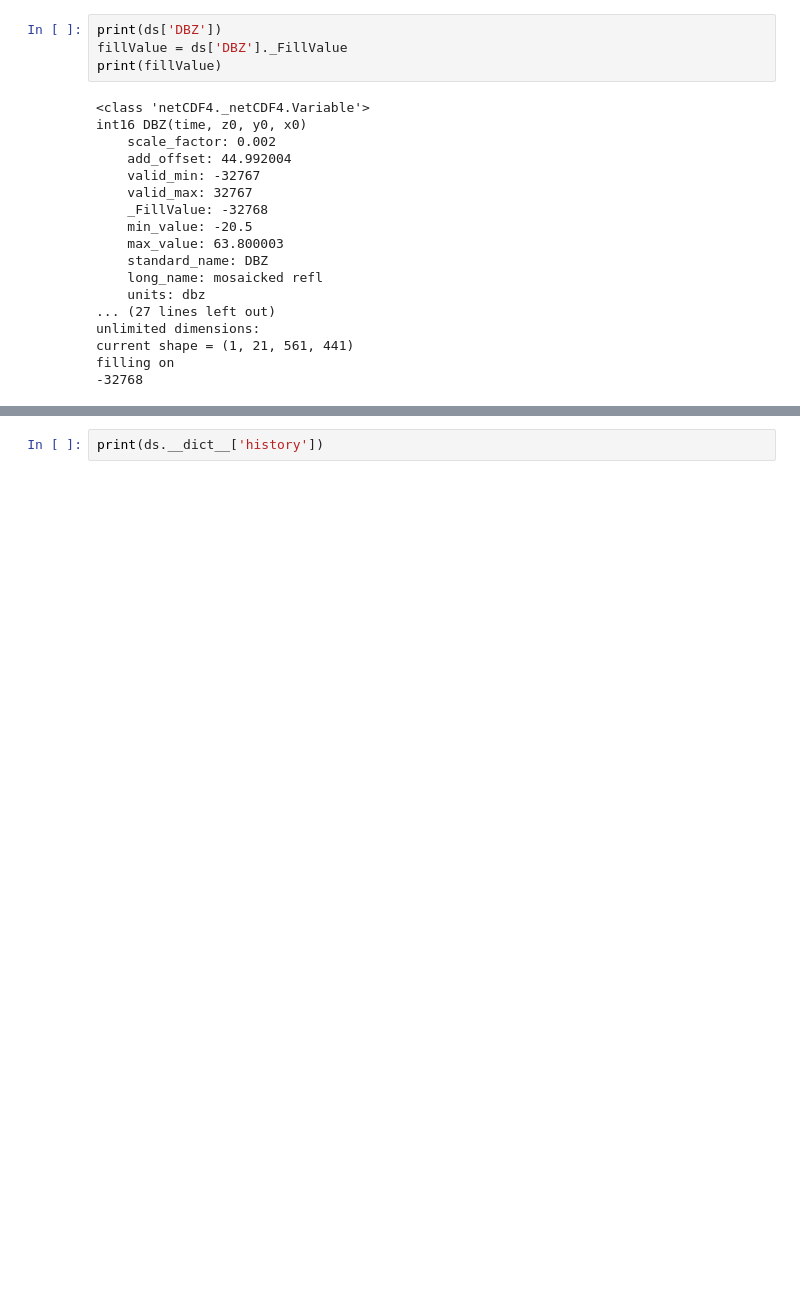
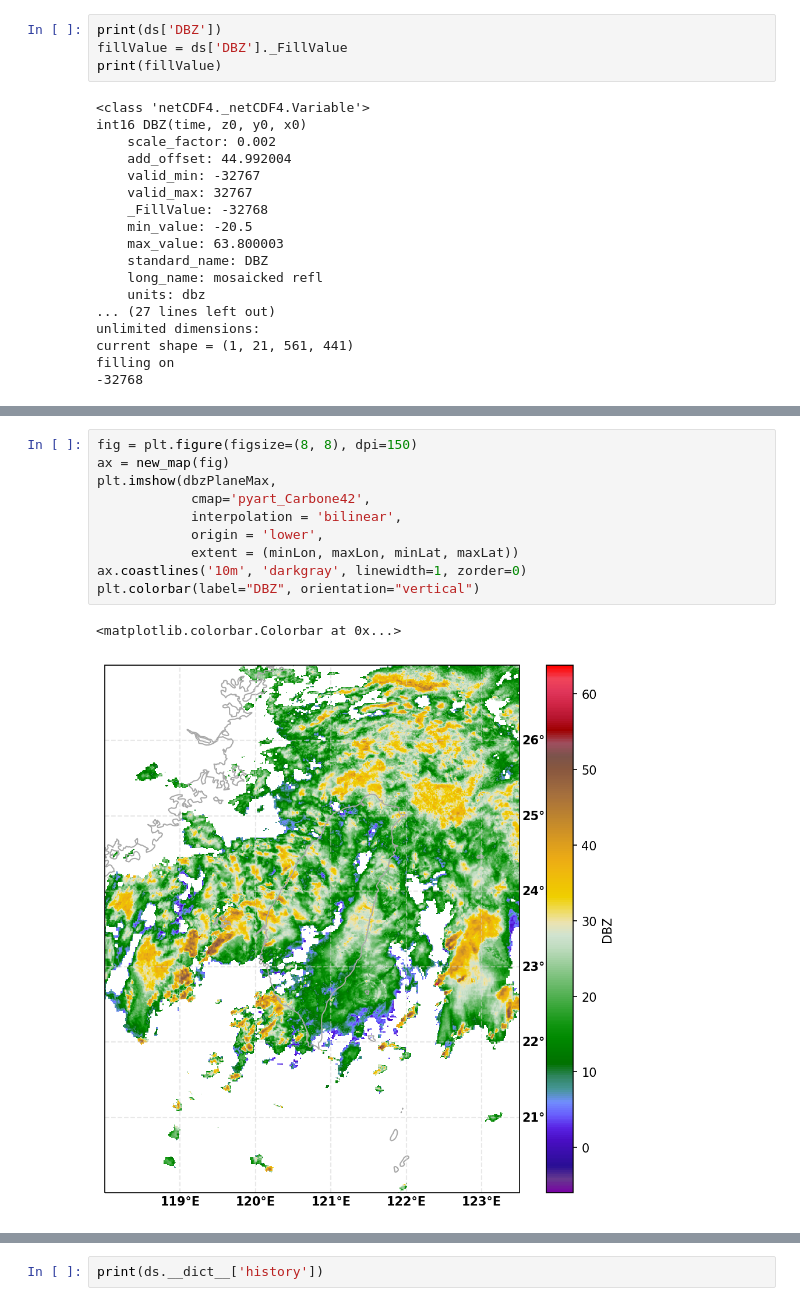
Before and after one commit to NCAR/lrose-docs, a Jupyter notebook: notebooks/erad_workshop_2022.ipynb, the cells around one changed output, grey strips where cells are left out. Drawn from its saved outputs; the diff is of its cells as text; blank space fills up the shorter version.

```diff
--- a/notebooks/erad_workshop_2022.ipynb
+++ b/notebooks/erad_workshop_2022.ipynb
@@ -167,0 +150,13 @@ AttributeError: NetCDF: Attribute not found
+# %%
+fig = plt.figure(figsize=(8, 8), dpi=150)
+ax = new_map(fig)
+plt.imshow(dbzPlaneMax,
+            cmap='pyart_Carbone42',
+            interpolation = 'bilinear',
+            origin = 'lower',
+            extent = (minLon, maxLon, minLat, maxLat))
+ax.coastlines('10m', 'darkgray', linewidth=1, zorder=0)
+plt.colorbar(label="DBZ", orientation="vertical")
+# %% [output]
+<matplotlib.colorbar.Colorbar at 0x...>
+[figure, added]
```
Also changed, not shown: parts of 19 cells of this notebook.
